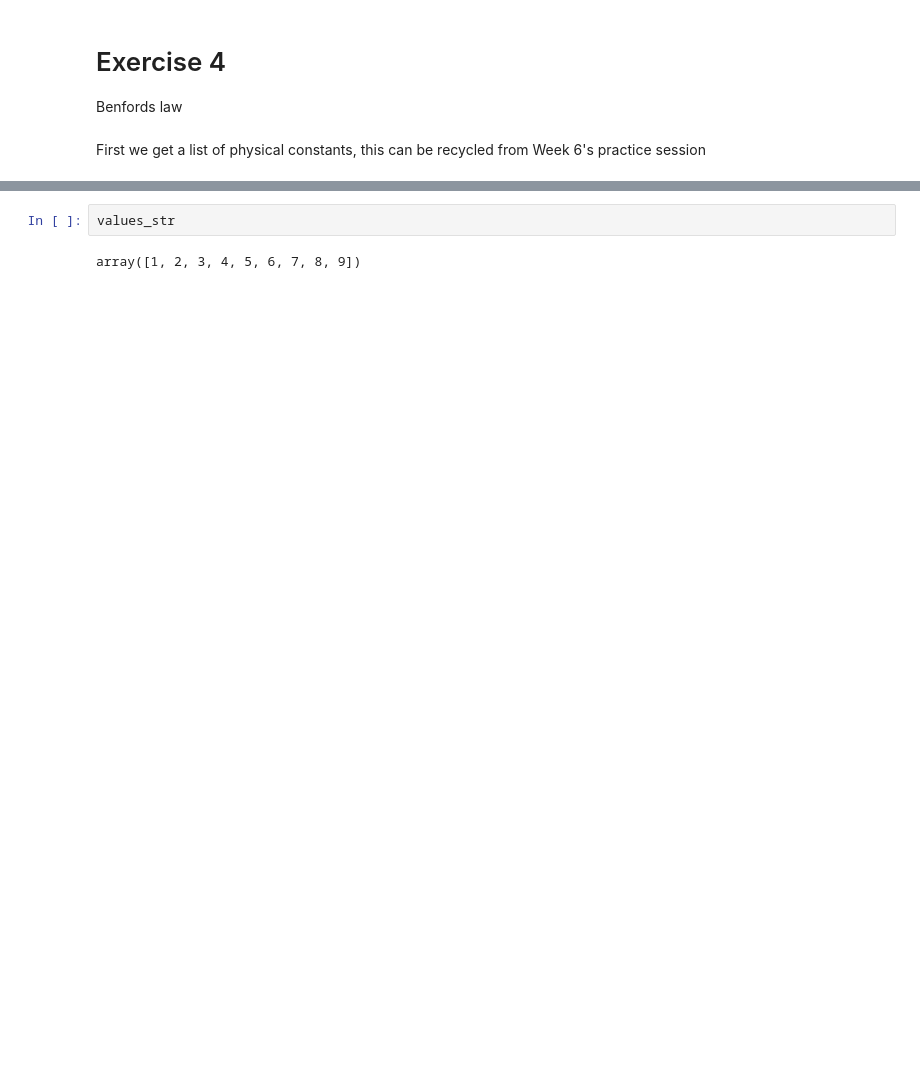
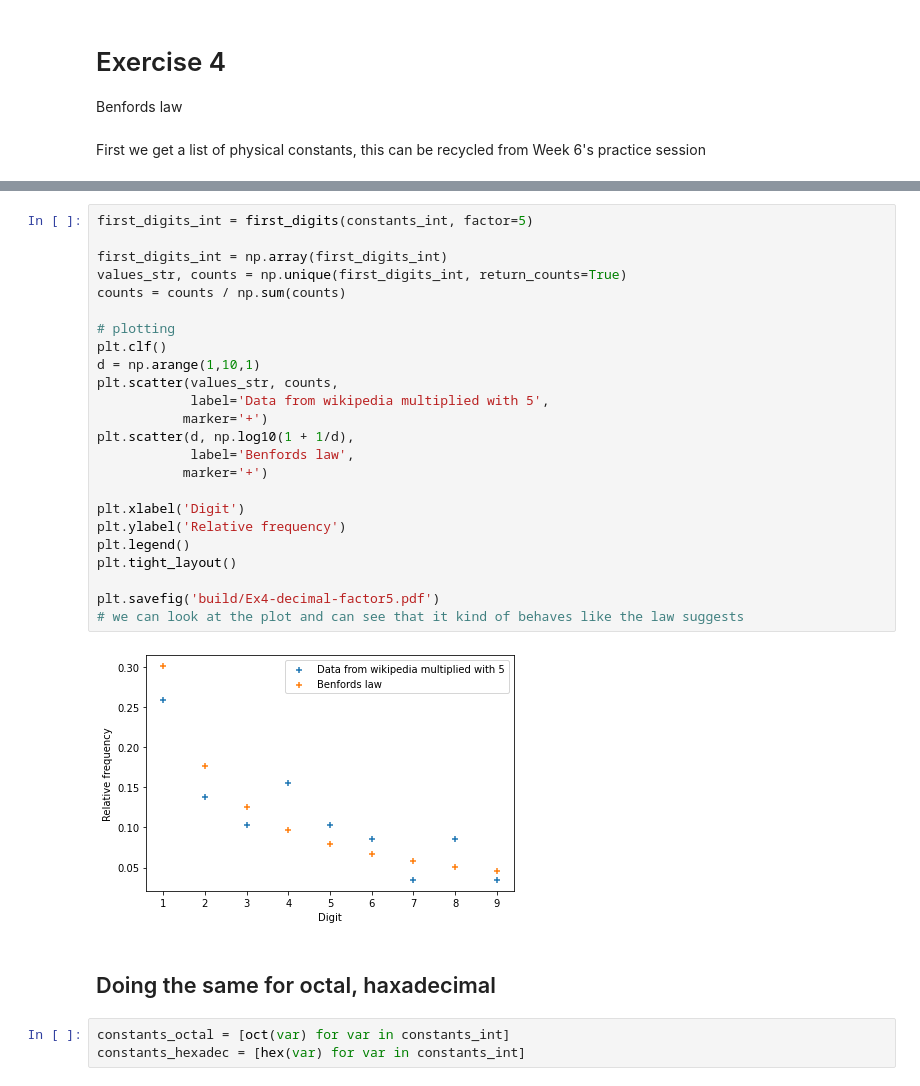
Before and after one commit to dormail/CP-2022, a Jupyter notebook: Homework 3/Exercise 4.ipynb, the cells around one changed output, grey strips where cells are left out. Drawn from its saved outputs; the diff is of its cells as text; blank space fills up the shorter version.

```diff
--- a/Homework 3/Exercise 4.ipynb
+++ b/Homework 3/Exercise 4.ipynb
@@ -65,5 +81,32 @@ plt.legend()
+# %%
+first_digits_int = first_digits(constants_int, factor=5)
+
+first_digits_int = np.array(first_digits_int)
+values_str, counts = np.unique(first_digits_int, return_counts=True)
+counts = counts / np.sum(counts)
+
+# plotting
+plt.clf()
+d = np.arange(1,10,1)
+plt.scatter(values_str, counts,
+            label='Data from wikipedia multiplied with 5',
+           marker='+')
+plt.scatter(d, np.log10(1 + 1/d),
+            label='Benfords law',
+           marker='+')
+
+plt.xlabel('Digit')
+plt.ylabel('Relative frequency')
+plt.legend()
+plt.tight_layout()
+
+plt.savefig('build/Ex4-decimal-factor5.pdf')
+# we can look at the plot and can see that it kind of behaves like the law suggests
+# %% [output]
+[figure, added]
+# %% [markdown]
+## Doing the same for octal, haxadecimal
 # %%
-values_str
+constants_octal = [oct(var) for var in constants_int]
+constants_hexadec = [hex(var) for var in constants_int]
-# %% [output]
-array([1, 2, 3, 4, 5, 6, 7, 8, 9])
 # %%
```
Also changed, not shown: parts of 5 cells of this notebook, 1 other file.
